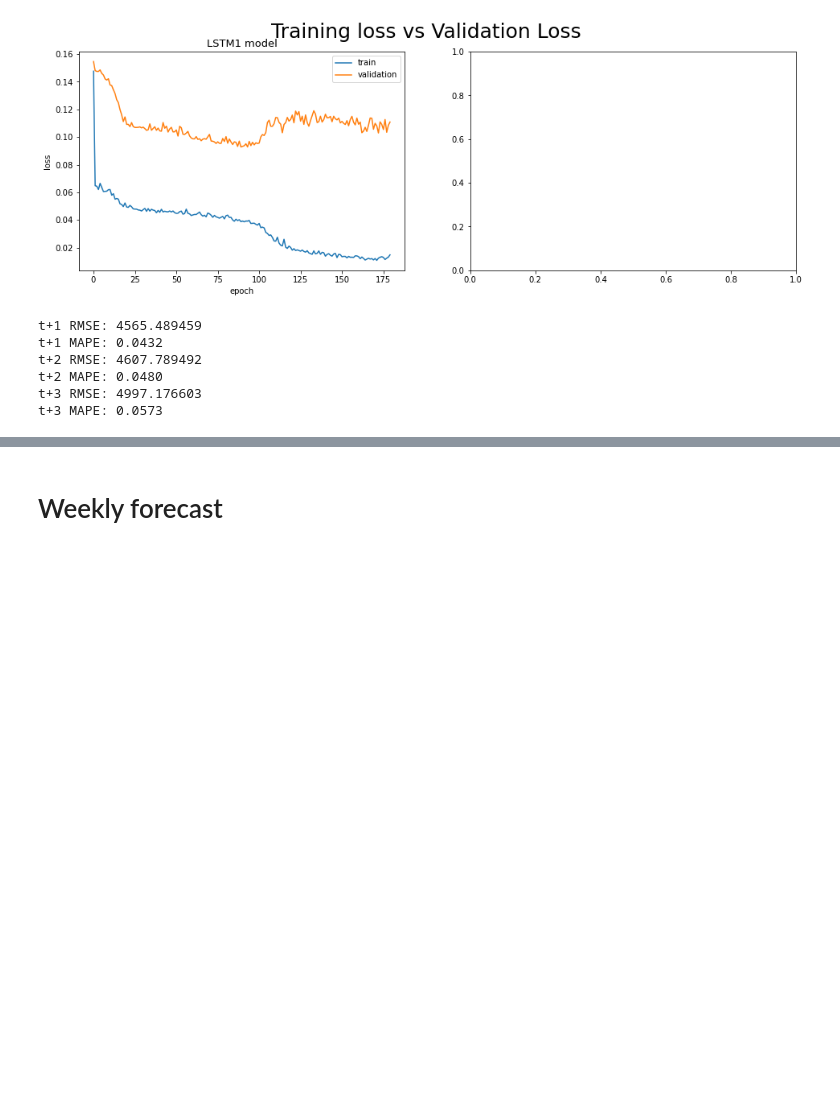
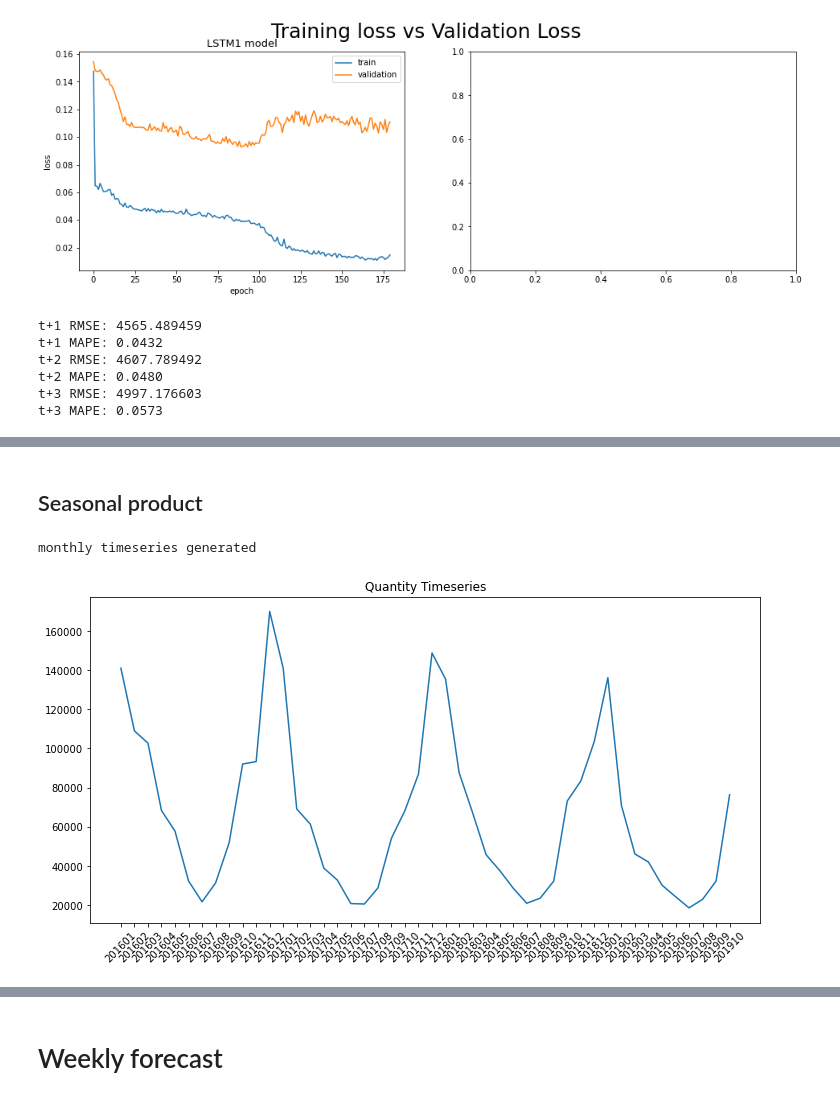
Before and after one commit to LorenzoPigozzi/Business_Cases, a Jupyter notebook: Case 5/phuc_temp/BC5_Forecasting.ipynb, the cells around one changed output, grey strips where cells are left out. Cells and saved outputs as stored; diff of their text form; code cells hidden in the pictures; blank space fills up the shorter version.

```diff
--- a/Case 5/phuc_temp/BC5_Forecasting.ipynb
+++ b/Case 5/phuc_temp/BC5_Forecasting.ipynb
@@ -219,7 +219,7 @@ def evaluate_forecasts(test, forecasts, n_lag, n_seq):
         print('t+%d RMSE: %f' % ((i+1), rmse))
         print('t+%d MAPE: %0.4f' % ((i+1), mape))
 
-def plot_series(data,figsize=(18,8)):
+def plot_series(data,figsize=(12,6)):
     plt.figure(figsize=figsize)
     plt.title('Quantity Timeseries')
     plt.xticks(rotation=45)
@@ -381,0 +354,9 @@ t+3 MAPE: 0.0573
+# %% [markdown]
+## Seasonal product
+# %%
+data = preprocessing(df,product_id='481')
+data.drop(index = ["201911","201912"],inplace = True)
+plot_series(data)
+# %% [output]
+monthly timeseries generated
+[figure, added]
```
Also changed, not shown: parts of 21 cells of this notebook, 1 other file.
